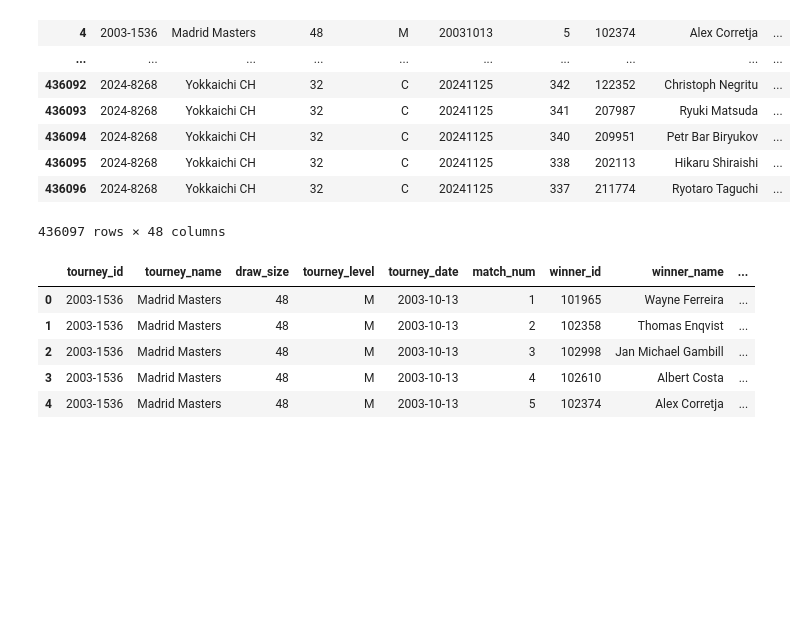
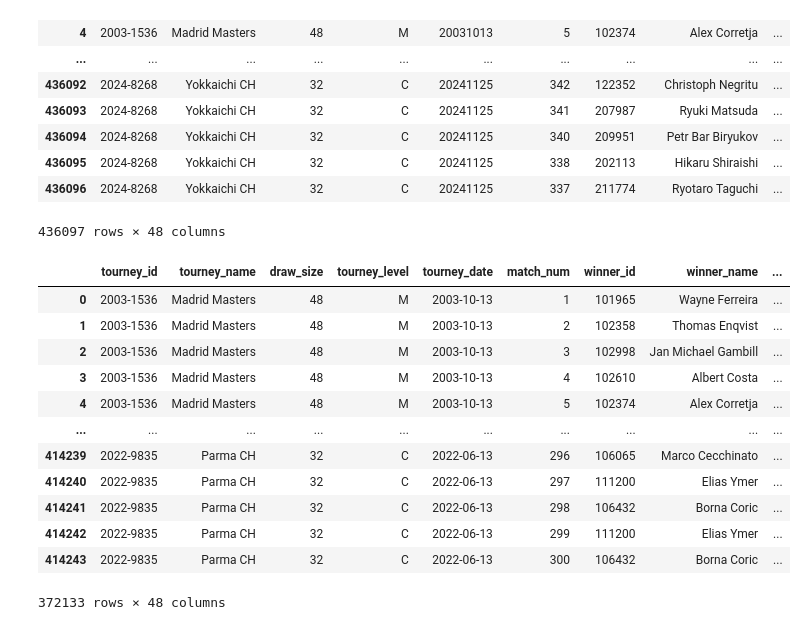
Before and after one commit to kuuma-sse/Tennis_Predictor, a Jupyter notebook: Xgboost Build.ipynb, the cells around one changed output. Drawn from its saved outputs; the diff is of its cells as text; code cells hidden in the pictures; blank space fills up the shorter version.

```diff
--- a/Xgboost Build.ipynb
+++ b/Xgboost Build.ipynb
@@ -67,17 +64,24 @@ df
 # %%
 df['tourney_date'] = pd.to_datetime(df['tourney_date'], format='%Y%m%d')
 
 historical_df = df[df['tourney_date'] < "2023-01-01"]
 future_df = df[df['tourney_date'] >= "2023-01-01"]
 
-historical_df.head()
+historical_df
 # %% [output]
 |  | tourney_id | tourney_name | draw_size | tourney_level | tourney_date | match_num | winner_id | winner_name | ... |
 | 0 | 2003-1536 | Madrid Masters | 48 | M | 2003-10-13 | 1 | 101965 | Wayne Ferreira | ... |
 | 1 | 2003-1536 | Madrid Masters | 48 | M | 2003-10-13 | 2 | 102358 | Thomas Enqvist | ... |
 | 2 | 2003-1536 | Madrid Masters | 48 | M | 2003-10-13 | 3 | 102998 | Jan Michael Gambill | ... |
 | 3 | 2003-1536 | Madrid Masters | 48 | M | 2003-10-13 | 4 | 102610 | Albert Costa | ... |
 | 4 | 2003-1536 | Madrid Masters | 48 | M | 2003-10-13 | 5 | 102374 | Alex Corretja | ... |
+| ... | ... | ... | ... | ... | ... | ... | ... | ... | ... |
+| 414239 | 2022-9835 | Parma CH | 32 | C | 2022-06-13 | 296 | 106065 | Marco Cecchinato | ... |
+| 414240 | 2022-9835 | Parma CH | 32 | C | 2022-06-13 | 297 | 111200 | Elias Ymer | ... |
+| 414241 | 2022-9835 | Parma CH | 32 | C | 2022-06-13 | 298 | 106432 | Borna Coric | ... |
+| 414242 | 2022-9835 | Parma CH | 32 | C | 2022-06-13 | 299 | 111200 | Elias Ymer | ... |
+| 414243 | 2022-9835 | Parma CH | 32 | C | 2022-06-13 | 300 | 106432 | Borna Coric | ... |
+372133 rows × 48 columns
 # %%
 winner_rename = {
     'winner_hand': 'player_hand', 'loser_hand': 'opponent_hand',
```
Also changed, not shown: parts of 30 cells of this notebook, 6 other files.
